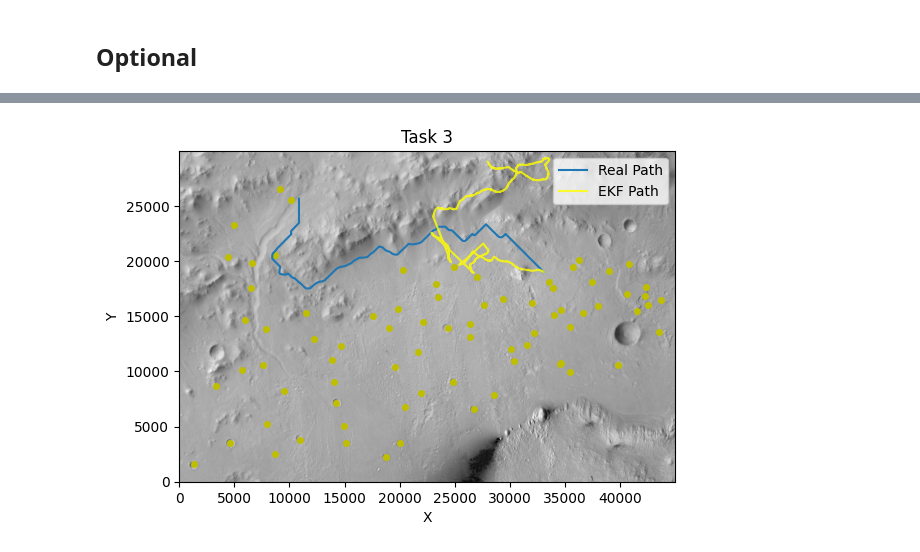
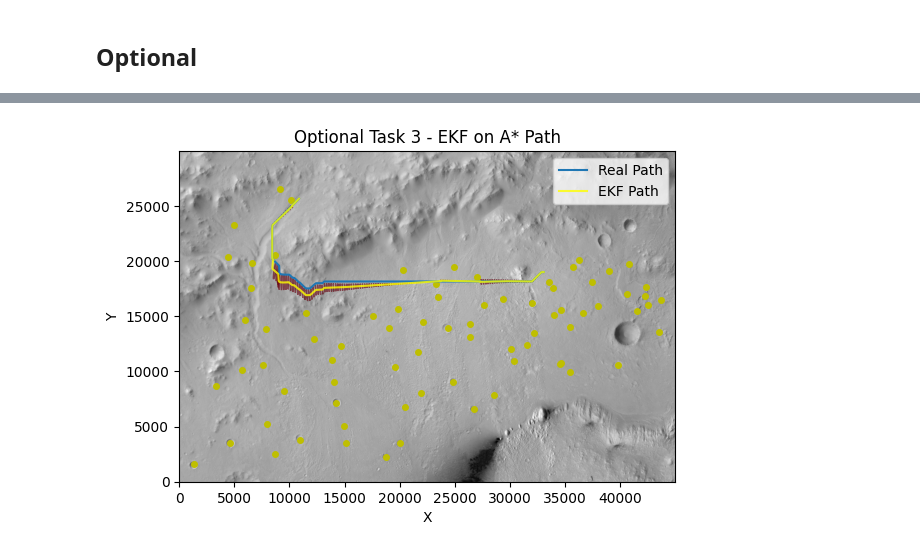
Before and after one commit to SwellPoem/Curiosity_Rover_proj, a Jupyter notebook: main.ipynb, the cells around one changed output, grey strips where cells are left out. Drawn from its saved outputs; the diff is of its cells as text; code cells hidden in the pictures.

```diff
--- a/main.ipynb
+++ b/main.ipynb
@@ -378,0 +403,21 @@ $\sqrt2 -1$ used
+# %%
+#convert the path from indices to coordinates
+path_coords = [get_point(indices, X, Y, mapRes) for indices in path]
+path_coords = np.array(path_coords)
+
+# Array of indices
+indices = np.arange(len(path_coords))
+
+# 5th degree polynomial interpolations
+spl_x = UnivariateSpline(indices, path_coords[:, 0], k=5, s=1)
+spl_y = UnivariateSpline(indices, path_coords[:, 1], k=5, s=1)
+
+# Set of indices for the interpolated path (10000 points)
+indices_new = np.linspace(indices.min(), indices.max(), 10000)
+
+# The corresponding x and y values
+x_interp = spl_x(indices_new)
+y_interp = spl_y(indices_new)
+
+# Collect x_interp and y_interp in a single array
+path_interp = np.array([x_interp, y_interp]).T
@@ -444,8 +455,9 @@ start_angle = np.deg2rad(180)
 angles = np.concatenate(([start_angle], angles))
 
 #collect the angles in a single array
-path_angles_interp = np.array([x_interp, y_interp, angles]).T
+path_angles_interp = np.array([path_interp[:, 0], path_interp[:, 1], angles]).T
 
 print(path_angles_interp)
+# print the shape of the array
 print(path_angles_interp.shape)
 # %% [output]
@@ -691,16 +638,16 @@ KeyboardInterrupt:
 # %%
-plt.figure("Task 3")
-plt.title("Task 3")
+plt.figure("Optional Task 3 - EKF on A* Path")
+plt.title("Optional Task 3 - EKF on A* Path")
 plt.imshow(env_map, cmap='gray', extent=(Xvec[0], Xvec[-1], Yvec[-1], Yvec[0]))
 plt.plot(xLM, yLM, 'yo', markersize=4, linewidth=1)
 plt.plot(path_angles_interp[:, 0], path_angles_interp[:, 1], label='Real Path')
 plt.plot(q_Astar_est[:, 0], q_Astar_est[:, 1], label='EKF Path', c='yellow', alpha= 0.8)
 plt.xlabel('X')
 plt.ylabel('Y')
 plt.legend()
 
-# compute_and_plot_ellipses(q_Astar_est_dr, L_Astar_est_dr, plt, frequency=1)
-
+compute_and_plot_ellipses(q_Astar_est, L_Astar_est, plt, frequency=0.015, n_sigma=3)
+plt.savefig('EKF_A_star.png', dpi=300)
 plt.show()
 # %% [output]
-[figure, old version]
+[figure, new version]
```
Also changed, not shown: parts of 37 cells of this notebook, 4 other files.
